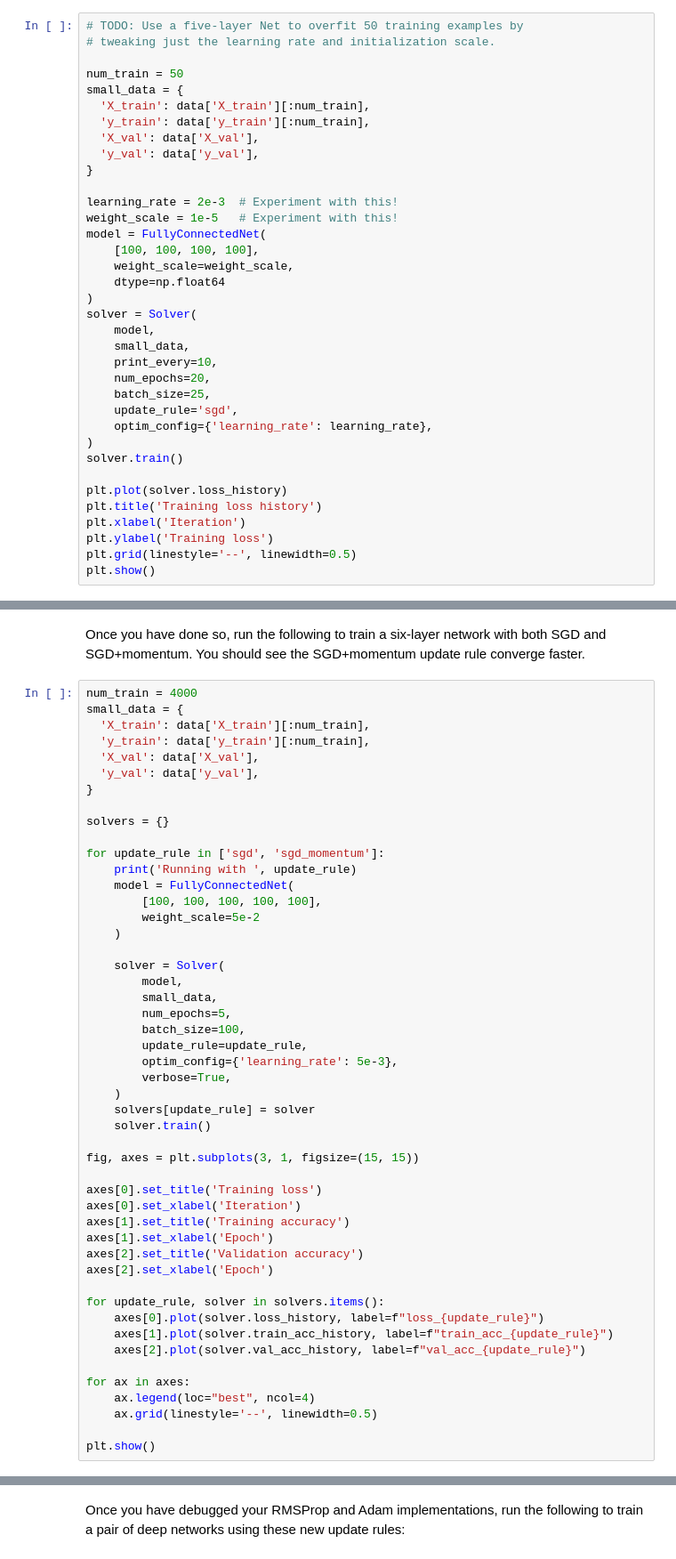
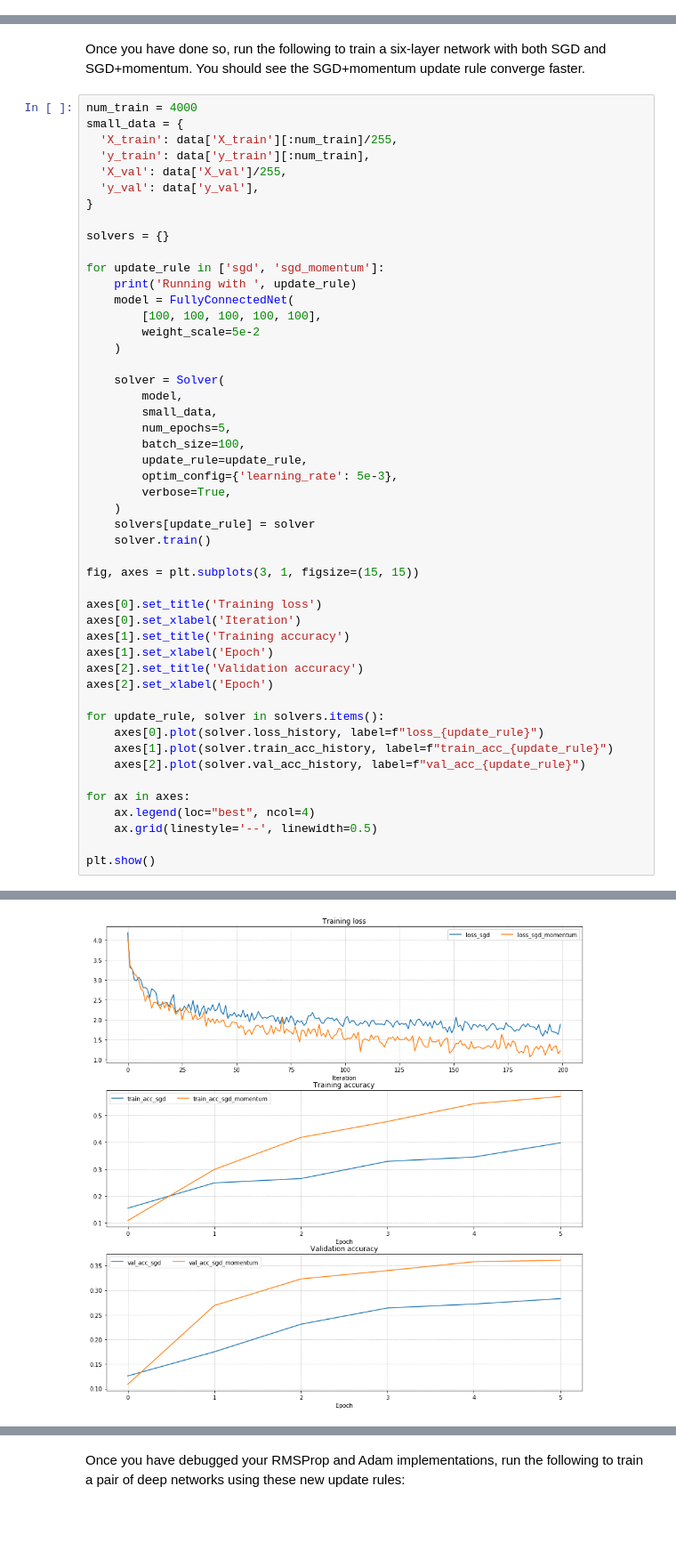
Before and after one commit to ltruciosr/cs231n, a Jupyter notebook: assignment2/FullyConnectedNets.ipynb, the cells around one changed output, grey strips where cells are left out. Shown: that part at 89% size. Cells and saved outputs as stored; diff of their text form; blank space fills up the shorter version.

```diff
--- a/assignment2/FullyConnectedNets.ipynb
+++ b/assignment2/FullyConnectedNets.ipynb
@@ -160,41 +244,5 @@ plt.show()
 # %% [markdown]
 Now, try to use a five-layer network with 100 units on each layer to overfit on 50 training examples. Again, you will have to adjust the learning rate and weight initialization scale, but you should be able to achieve 100% training accuracy within 20 epochs.
-# %%
-# TODO: Use a five-layer Net to overfit 50 training examples by
-# tweaking just the learning rate and initialization scale.
-
-num_train = 50
-small_data = {
-  'X_train': data['X_train'][:num_train],
-  'y_train': data['y_train'][:num_train],
-  'X_val': data['X_val'],
-  'y_val': data['y_val'],
-}
-
-learning_rate = 2e-3  # Experiment with this!
-weight_scale = 1e-5   # Experiment with this!
-model = FullyConnectedNet(
-    [100, 100, 100, 100],
-    weight_scale=weight_scale,
-    dtype=np.float64
-)
-solver = Solver(
-    model,
-    small_data,
-    print_every=10,
-    num_epochs=20,
-    batch_size=25,
-    update_rule='sgd',
-    optim_config={'learning_rate': learning_rate},
-)
-solver.train()
-
-plt.plot(solver.loss_history)
-plt.title('Training loss history')
-plt.xlabel('Iteration')
-plt.ylabel('Training loss')
-plt.grid(linestyle='--', linewidth=0.5)
-plt.show()
 # %% [markdown]
 ## Inline Question 1:
 Did you notice anything about the comparative difficulty of training the three-layer network vs. training the five-layer network? In particular, based on your experience, which network seemed more sensitive to the initialization scale? Why do you think that is the case?
@@ -239,9 +291,9 @@ Once you have done so, run the following to train a six-layer network with both
 # %%
 num_train = 4000
 small_data = {
-  'X_train': data['X_train'][:num_train],
+  'X_train': data['X_train'][:num_train]/255,
   'y_train': data['y_train'][:num_train],
-  'X_val': data['X_val'],
+  'X_val': data['X_val']/255,
   'y_val': data['y_val'],
 }
 
@@ -285,3 +337,4 @@ for ax in axes:
     ax.grid(linestyle='--', linewidth=0.5)
 
 plt.show()
+# %% [output]
@@ -288,3 +358,4 @@ plt.show()
+[figure, added]
 # %% [markdown]
 ## RMSProp and Adam
 RMSProp [1] and Adam [2] are update rules that set per-parameter learning rates by using a running average of the second moments of gradients.
```
Also changed, not shown: parts of 18 cells of this notebook, 1 other file.
